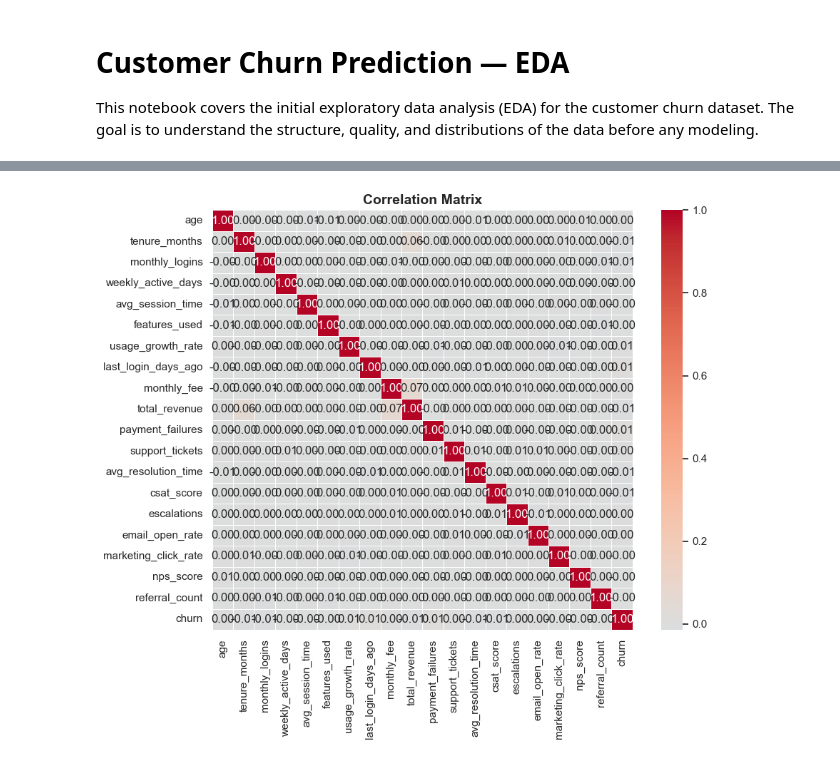
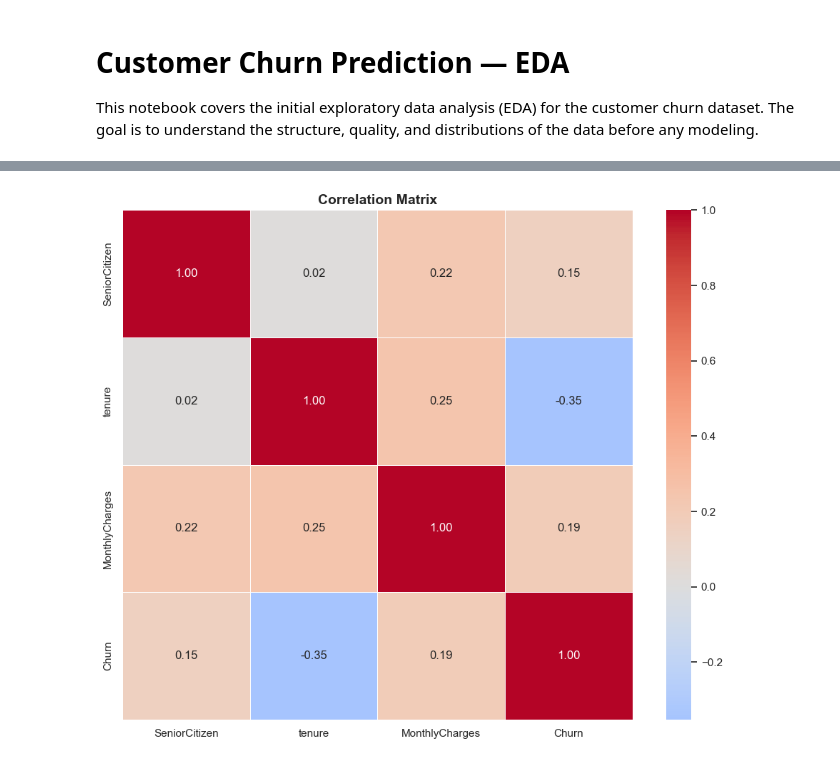
Before and after one commit to SantiLopBla/churn-prediction, a Jupyter notebook: notebooks/01_EDA.ipynb, the cells around one changed output, grey strips where cells are left out. Saved outputs shown, nothing was run; the diff lists cells and outputs as text; code cells hidden in the pictures.

```diff
--- a/notebooks/01_EDA.ipynb
+++ b/notebooks/01_EDA.ipynb
@@ -29,0 +16,7 @@ The target variable is `churn` (1 = churned, 0 = retained).
+# %%
+# Load raw dataset using pathlib for cross-platform path compatibility
+
+DATA_PATH = Path("..") / "data" / "raw" / "Telco_Customer_Churn.csv"
+df = pd.read_csv(DATA_PATH)
+print("Dataset loaded successfully")
+print(f"Shape: {df.shape}")
@@ -353,27 +364,30 @@ plt.show()
 # %%
 # Chart 4: Correlation heatmap
-# Red = positive correlation, blue = negative. Focus on the "churn" row/column
-# to see which numeric features move with the target.
-# Also check for pairs with correlation > 0.9 — those might be redundant.
+# Red = positive correlation, blue = negative — focus on the Churn row
+# to see which numeric features move with the target
+# Also check for pairs with correlation > 0.9 — those might be redundant features
 
-corr_cols = numeric_cols + ["churn"]
-corr_matrix = df[corr_cols].corr()  # full df — no need to sample for this
+# Convert Churn to numeric (1/0) so it can be included in the correlation matrix
+df_corr = df[numeric_cols].copy()
+df_corr["Churn"] = (df["Churn"] == "Yes").astype(int)
+corr_matrix = df_corr.corr()
 
 fig, ax = plt.subplots(figsize=(10, 8))
 
+# Annotated heatmap with coolwarm palette centered at 0
 sns.heatmap(
     corr_matrix,
     annot=True,
     fmt=".2f",
     cmap="coolwarm",
     center=0,
     square=True,
     linewidths=0.5,
     ax=ax
 )
 
 ax.set_title("Correlation Matrix", fontsize=14, fontweight="bold")
 plt.tight_layout()
 plt.show()
 # %% [output]
-[figure, old version]
+[figure, new version]
```
Also changed, not shown: parts of 28 cells of this notebook.
